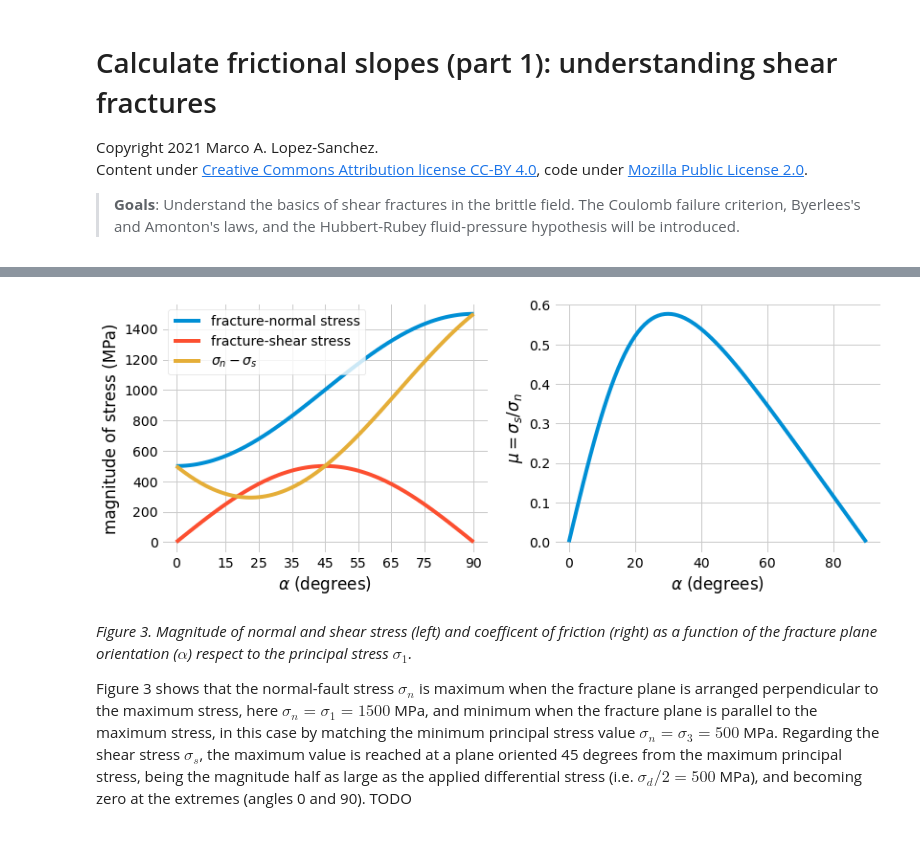
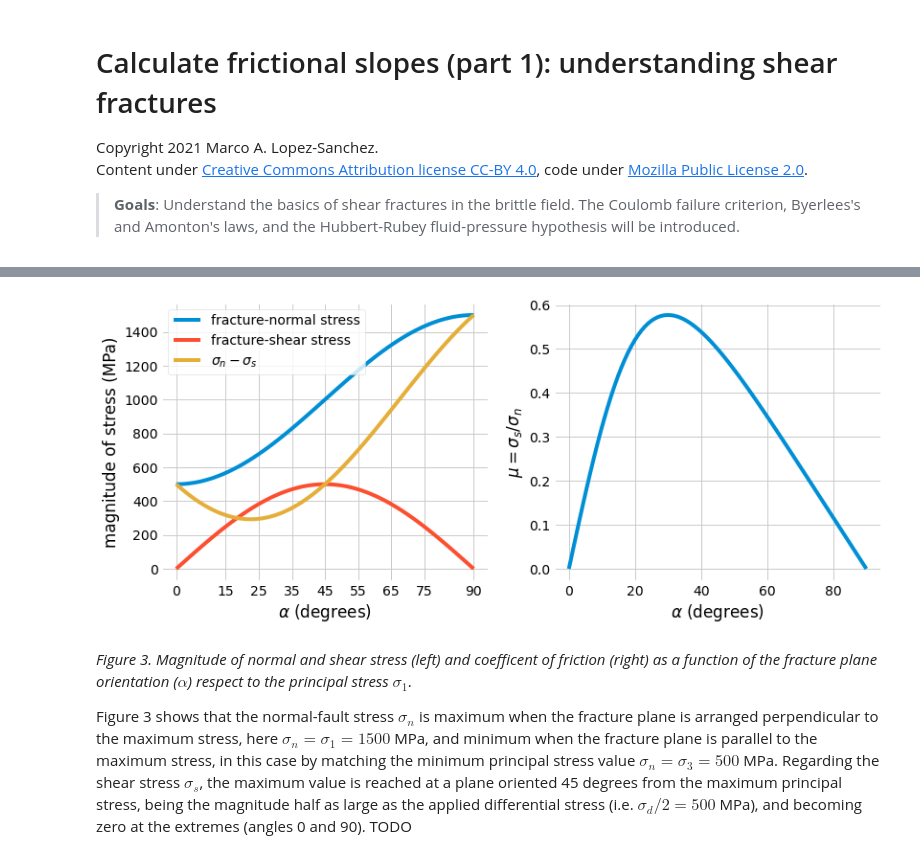
Before and after one commit to marcoalopez/strength_envelopes, a Jupyter notebook: notebooks/brittle_faults.ipynb, the cells around one changed output, grey strips where cells are left out. Drawn from its saved outputs; the diff is of its cells as text; code cells hidden in the pictures.

```diff
--- a/notebooks/brittle_faults.ipynb
+++ b/notebooks/brittle_faults.ipynb
@@ -58,35 +75,21 @@ Theoretically, faulting (or a shear fracture) should occur along the plane that
 # %%
-# estimate the whole range of (theta) angles between 0 and 90
-angles = np.arange(start=0, stop=91)
-
-# set the stress field (i.e. the magnitude of principal stresses in MPa)
-sigma1, sigma2, sigma3 = 1500, 500, 500
-
-# estimate normal and shear stresses (angles are converted to radians)
-sigma_n = (sigma1 + sigma3) / 2 + ((sigma1 - sigma3) / 2) * np.cos(2 * np.deg2rad(angles))
-sigma_s = ((sigma1 - sigma3) / 2) * np.sin(2 * np.deg2rad(angles))
-
-# estimate the ratio between shear and normal stress (i.e. the coefficient of friction)
-sigma_ratio = sigma_s / sigma_n
-maximum = sigma_ratio[np.argmax(sigma_ratio)]  # numpy argmax returns the index of the maximum value
-
 # make a plot with two axes
-fig, (ax1, ax2) = plt.subplots(ncols=2, figsize=(12, 4.5))
+fig, (ax1, ax2) = plt.subplots(ncols=2, figsize=(12, 5))
 
 # axe 1: magnitude of normal and shear stress
 ax1.plot(90 - angles, sigma_n, label='fracture-normal stress')
 ax1.plot(90 - angles, sigma_s, label='fracture-shear stress')
 ax1.plot(90 - angles, sigma_n - sigma_s, label='$\sigma_n - \sigma_s$')
 
 ax1.set(xlabel=r'$\alpha$ (degrees)', ylabel='magnitude of stress (MPa)')
 ax1.set_xticks([0, 15, 25, 35, 45, 55, 65, 75, 90])
 ax1.legend(loc='best', fontsize=14)
 
 # axe 2: coefficent of friction
 ax2.plot(90 - angles, sigma_ratio, label='$\sigma_s / \sigma_n$')
 _ = ax2.set(xlabel=r'$\alpha$ (degrees)', ylabel='$\mu = \sigma_s / \sigma_n$')
 # %% [output]
-[figure, old version]
+[figure, new version]
 # %% [markdown]
 _Figure 3. Magnitude of normal and shear stress (left) and coefficent of friction (right) as a function of the fracture plane orientation ($\alpha$) respect to the principal stress $\sigma_1$._
 
```
Also changed, not shown: parts of 2 cells of this notebook, 2 other files.
